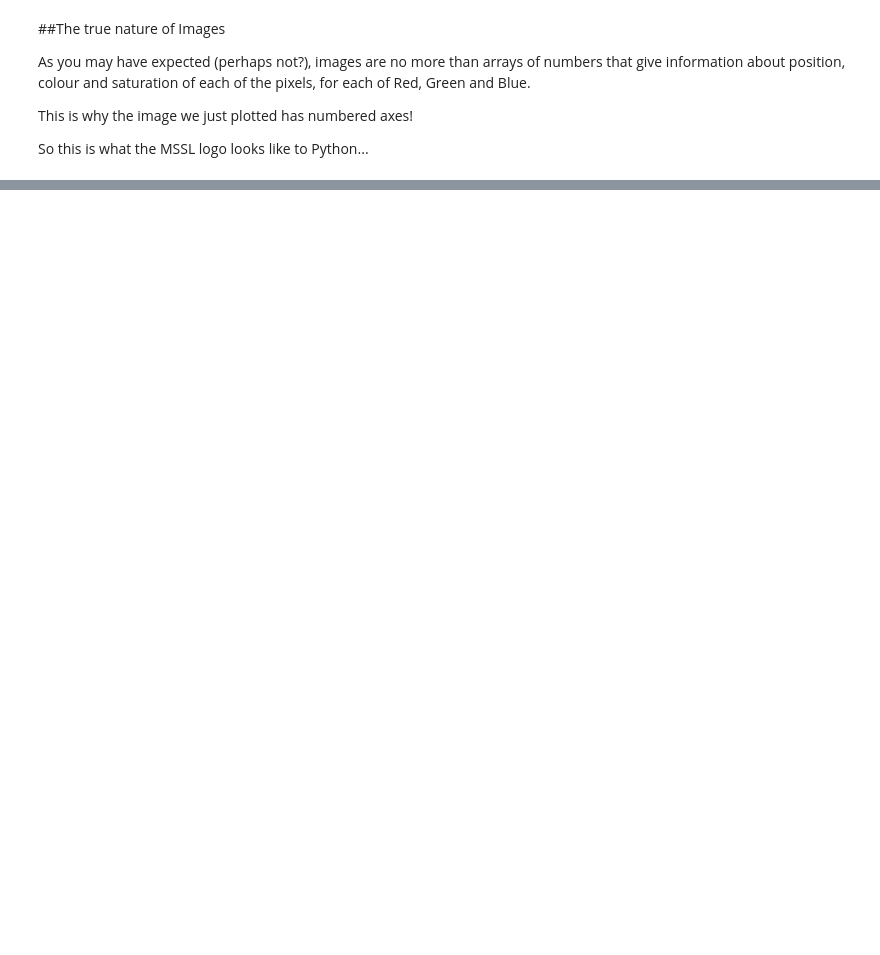
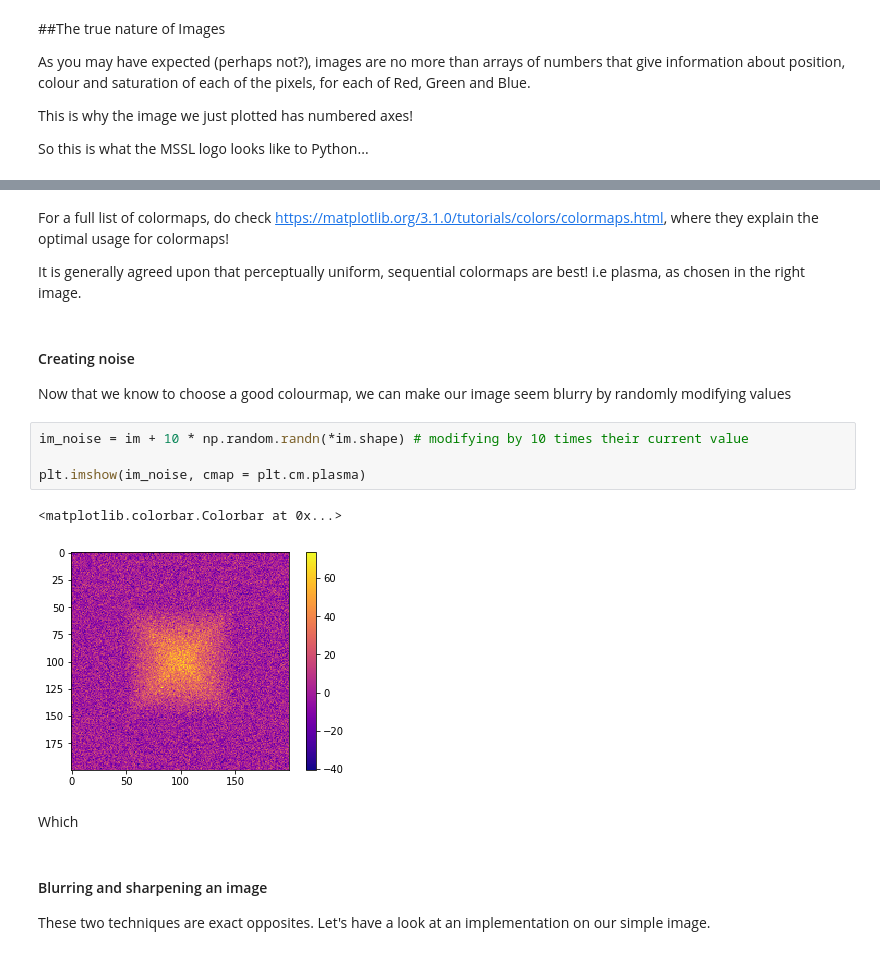
Before and after one commit to D-DePablos/WEW, a Jupyter notebook: Stage_4.ipynb, the cells around one changed output, grey strips where cells are left out. Cells and saved outputs as stored; diff of their text form; blank space fills up the shorter version.

```diff
--- a/Stage_4.ipynb
+++ b/Stage_4.ipynb
@@ -97,0 +112,21 @@ plt.imshow(im_noise)
+# %% [markdown]
+For a full list of colormaps, do check https://matplotlib.org/3.1.0/tutorials/colors/colormaps.html, where they explain the optimal usage for colormaps!
+
+It is generally agreed upon that perceptually uniform, sequential colormaps are best! i.e plasma, as chosen in the right image.
+# %% [markdown]
+#### Creating noise
+
+Now that we know to choose a good colourmap, we can make our image seem blurry by randomly modifying values
+# %%
+im_noise = im + 10 * np.random.randn(*im.shape) # modifying by 10 times their current value
+
+plt.imshow(im_noise, cmap = plt.cm.plasma)
+# %% [output]
+<matplotlib.colorbar.Colorbar at 0x...>
+[figure, added]
+# %% [markdown]
+Which
+# %% [markdown]
+#### Blurring and sharpening an image
+
+These two techniques are exact opposites. Let's have a look at an implementation on our simple image.
```
Also changed, not shown: parts of 19 cells of this notebook.
